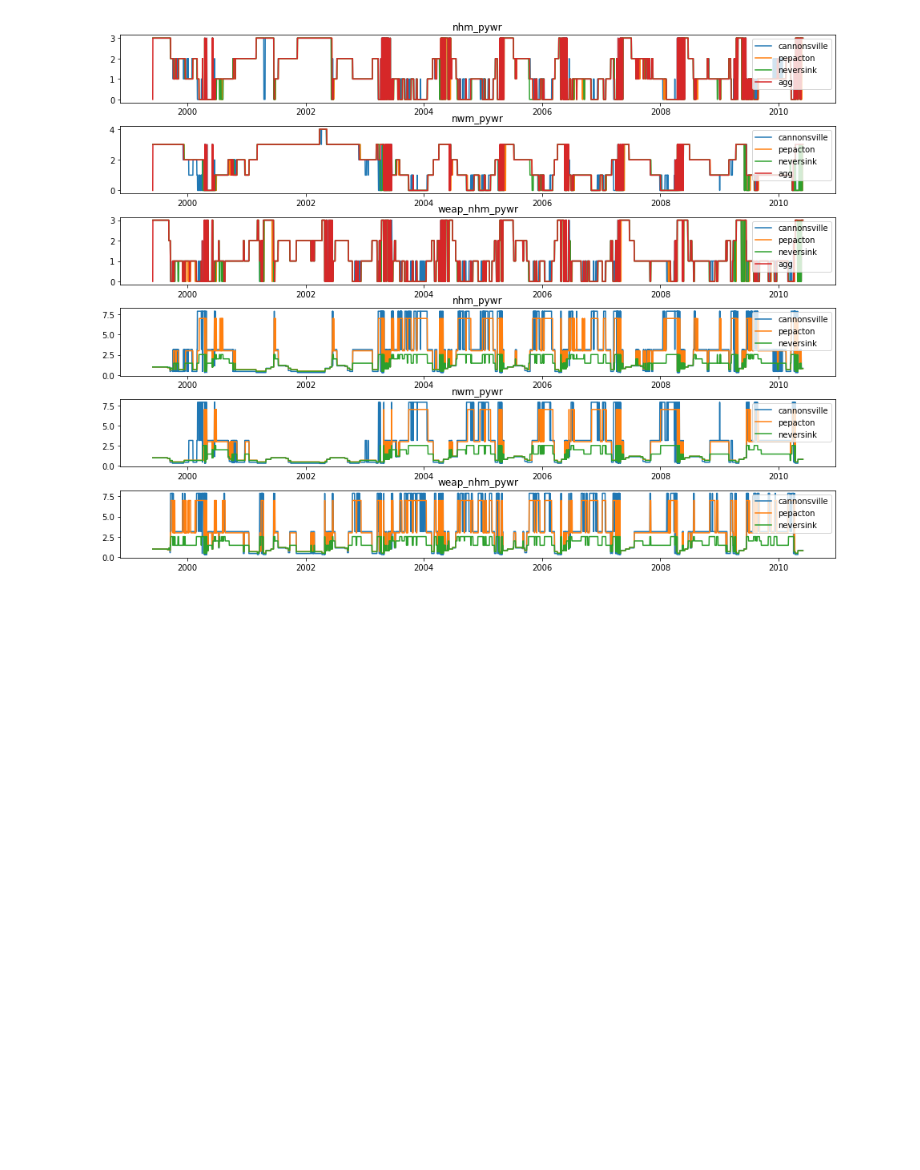
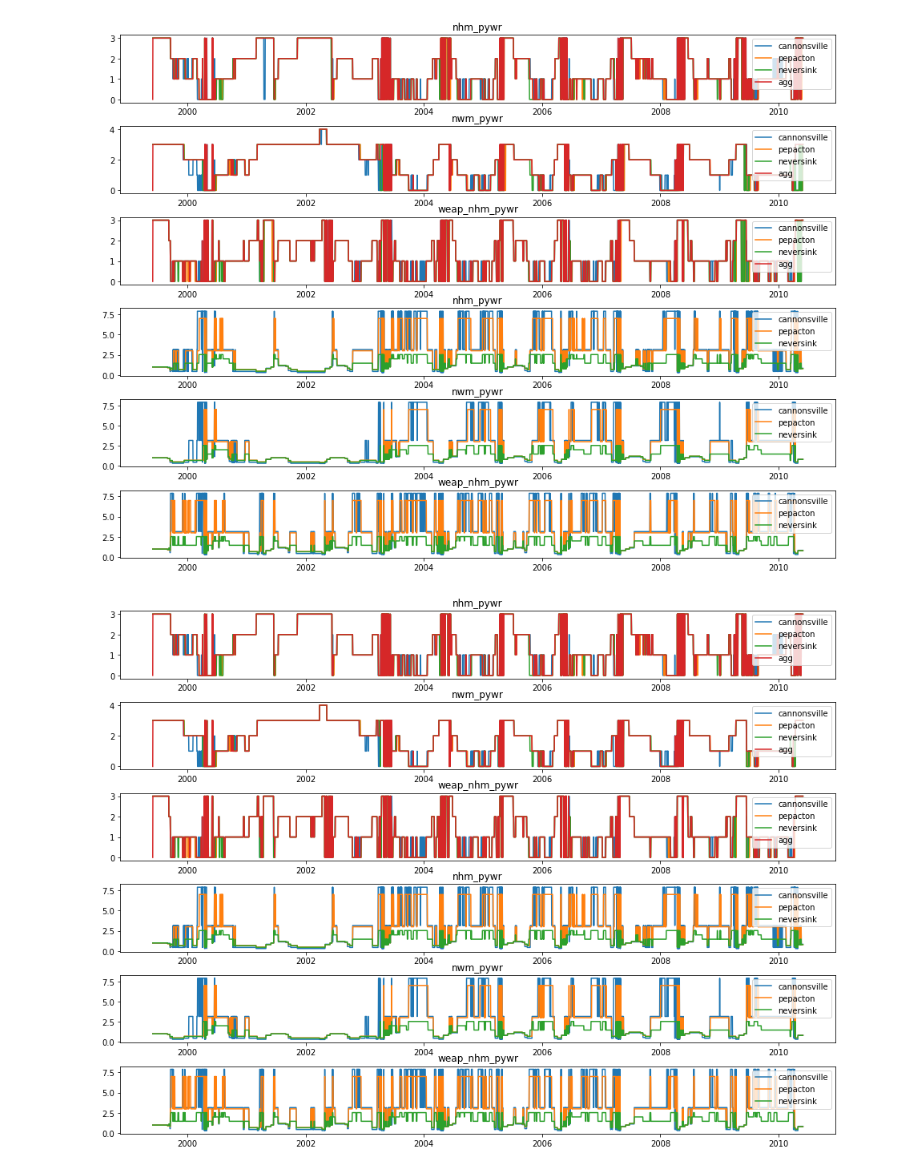
Before and after one commit to Pywr-DRB/Pywr-DRB, a Jupyter notebook: explore_streamflows.ipynb, the cells around one changed output. Saved outputs shown, nothing was run; the diff lists cells and outputs as text; code cells hidden in the pictures; blank space fills up the shorter version.

```diff
--- a/explore_streamflows.ipynb
+++ b/explore_streamflows.ipynb
@@ -1045,3 +1045,31 @@ for i, d in enumerate(('nhm_pywr','nwm_pywr','weap_nhm_pywr')):
     ax.set_title(d)
 # %% [output]
 [figure]
+# %%
+### plot flood/drought levels for nyc reservoirs
+
+fig = plt.figure(figsize=(16, 12))
+gs = fig.add_gridspec(6, hspace=0.35)
+for i, d in enumerate(('nhm_pywr','nwm_pywr','weap_nhm_pywr')):
+    ax = fig.add_subplot(gs[i])
+    if i == 0:
+        ax.set_title(reservoir)
+    for r in ('cannonsville', 'pepacton', 'neversink'):
+        modeled = results_dict[d][f'mrf_drought_level_combined_final_{r}']
+        ax.plot(modeled, label=r)
+    modeled = results_dict[d][f'drought_level_agg_nyc']
+    ax.plot(modeled, label='agg')
+    ax.legend(loc='upper right')
+    ax.set_title(d)
+
+for i, d in enumerate(('nhm_pywr','nwm_pywr','weap_nhm_pywr')):
+    ax = fig.add_subplot(gs[i+3])
+    if i == 0:
+        ax.set_title(reservoir)
+    for r in ('cannonsville', 'pepacton', 'neversink'):
+        modeled = results_dict[d][f'mrf_drought_factor_combined_final_{r}']
+        ax.plot(modeled, label=r)
+    ax.legend(loc='upper right')
+    ax.set_title(d)
+# %% [output]
+[figure, added]
```
Also changed, not shown: parts of 7 cells of this notebook, 4 other files.
